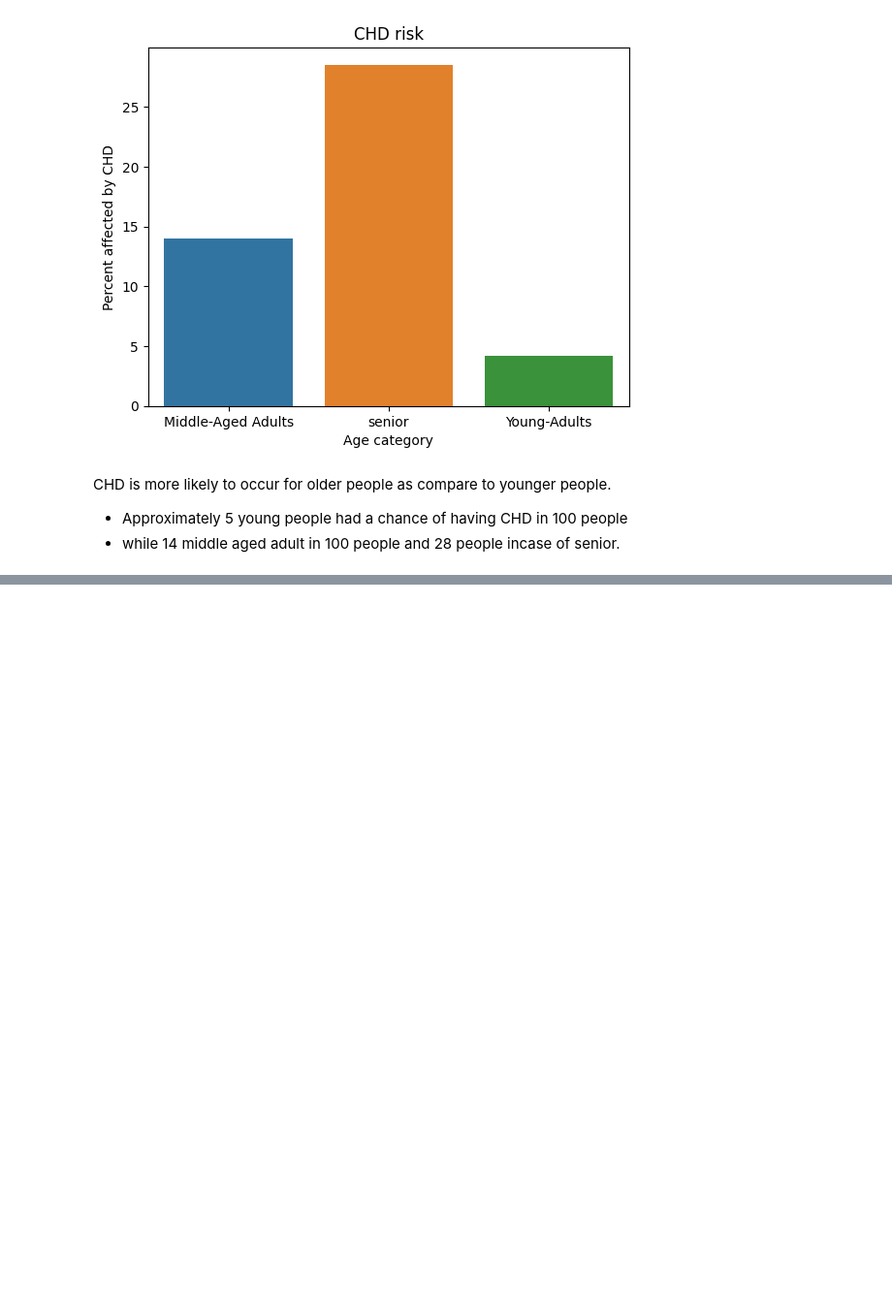
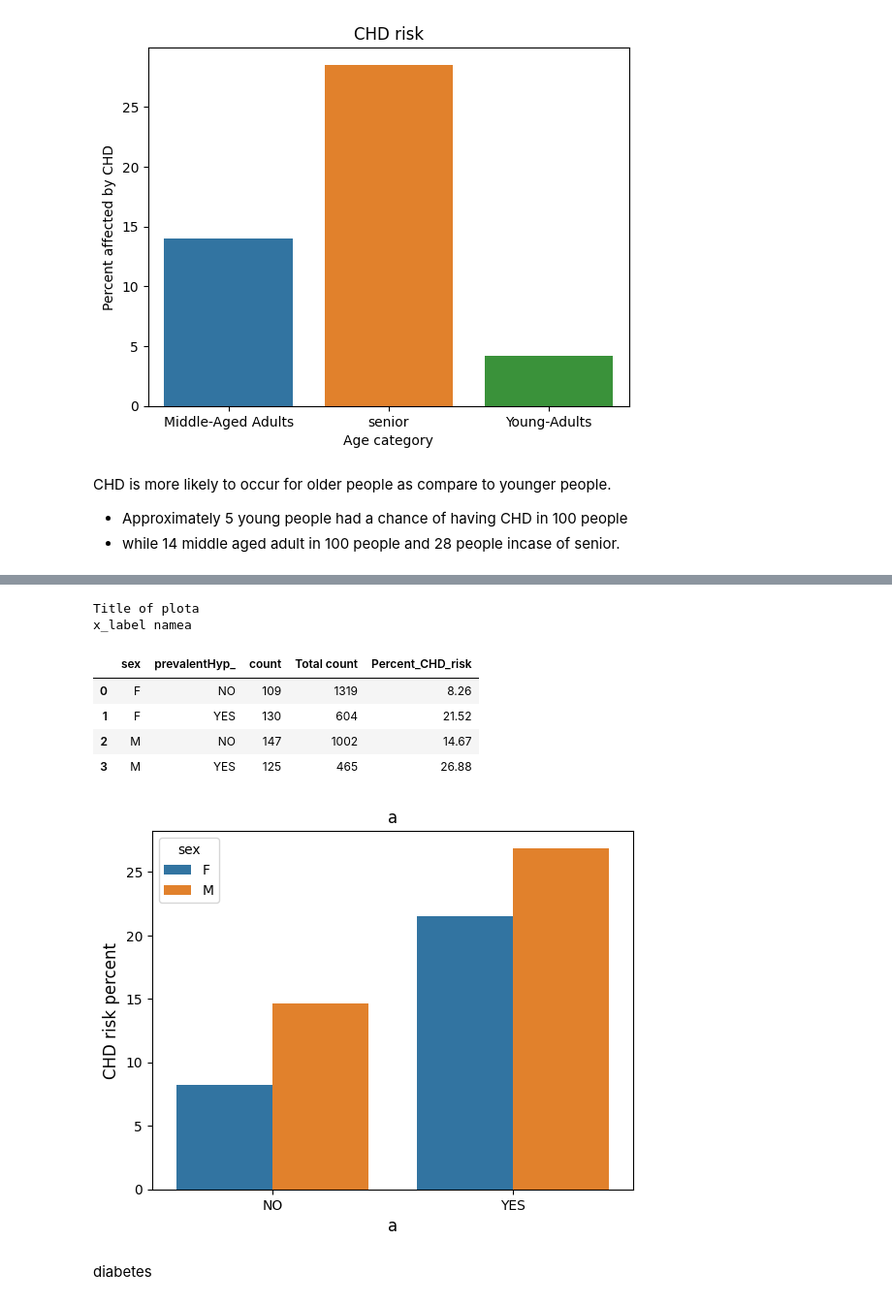
Before and after one commit to parasgupta1995/cardioviscular-risk-prediction, a Jupyter notebook: cardioviscular_risk_prediction.ipynb, the cells around one changed output, grey strips where cells are left out. Shown: that part at 97% size. Saved outputs shown, nothing was run; the diff lists cells and outputs as text; code cells hidden in the pictures; blank space fills up the shorter version.

```diff
--- a/cardioviscular_risk_prediction.ipynb
+++ b/cardioviscular_risk_prediction.ipynb
@@ -125,0 +161,23 @@ CHD is more likely to occur for older people as compare to younger people.
+# %%
+# Function that convert prevalent_Hyp in which 0 represent does not suffer with prevalent_Hyp
+# whereas 1 represent suffer from prevalent_Hyp
+def convert(x):
+  if x==0:
+    x="NO"
+  else:
+    x='YES'
+  return x
+data['prevalentHyp_']=data.apply(lambda x: convert(x['prevalentHyp']),axis=1)
+# %%
+plot_visual(data,col='TenYearCHD',column_name1='sex',column_name2='prevalentHyp_')
+# %% [output]
+Title of plota
+x_label namea
+|  | sex | prevalentHyp_ | count | Total count | Percent_CHD_risk |
+| 0 | F | NO | 109 | 1319 | 8.26 |
+| 1 | F | YES | 130 | 604 | 21.52 |
+| 2 | M | NO | 147 | 1002 | 14.67 |
+| 3 | M | YES | 125 | 465 | 26.88 |
+[figure, added]
+# %% [markdown]
+diabetes
```
Also changed, not shown: parts of 18 cells of this notebook.
